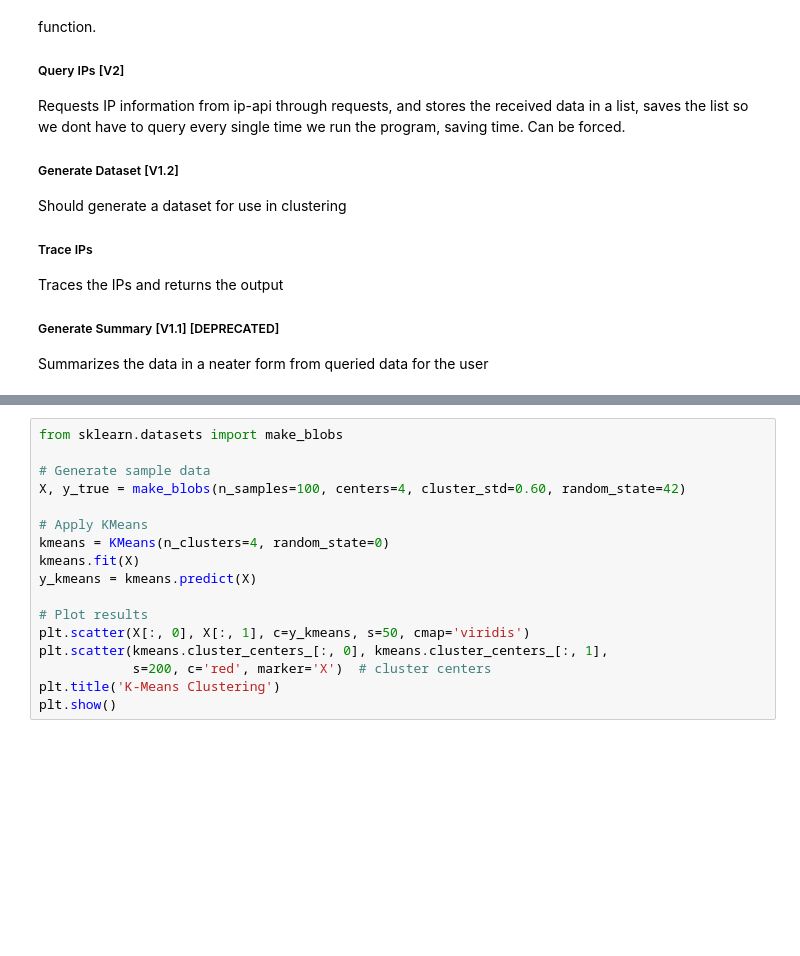
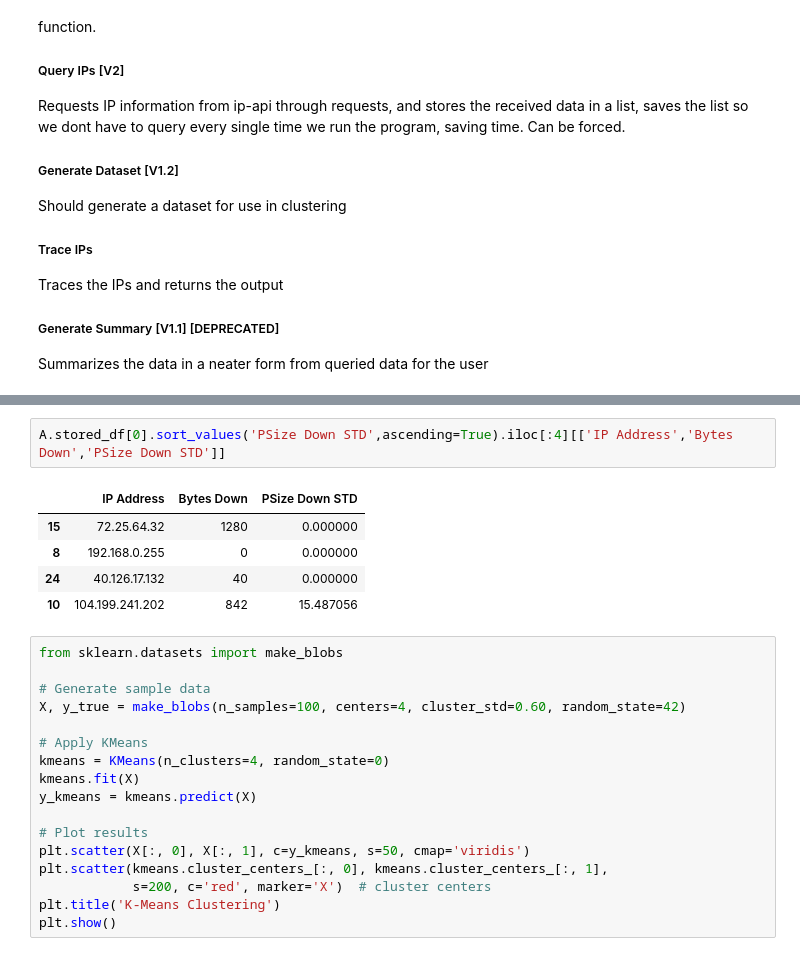
Before and after one commit to MobiusYeeitus/TrafficAnalysis, a Jupyter notebook: AnalysisCore.ipynb, the cells around one changed output, grey strips where cells are left out. Drawn from its saved outputs; the diff is of its cells as text; blank space fills up the shorter version.

```diff
--- a/AnalysisCore.ipynb
+++ b/AnalysisCore.ipynb
@@ -964,3 +980,11 @@ A.stored_df[0].sort_values('Bytes Down',ascending=False).iloc[:4]
+# %%
+A.stored_df[0].sort_values('PSize Down STD',ascending=True).iloc[:4][['IP Address','Bytes Down','PSize Down STD']]
+# %% [output]
+|  | IP Address | Bytes Down | PSize Down STD |
+| 15 | 72.25.64.32 | 1280 | 0.000000 |
+| 8 | 192.168.0.255 | 0 | 0.000000 |
+| 24 | 40.126.17.132 | 40 | 0.000000 |
+| 10 | 104.199.241.202 | 842 | 15.487056 |
 # %%
 from sklearn.datasets import make_blobs
 
```
Also changed, not shown: parts of 8 cells of this notebook.
